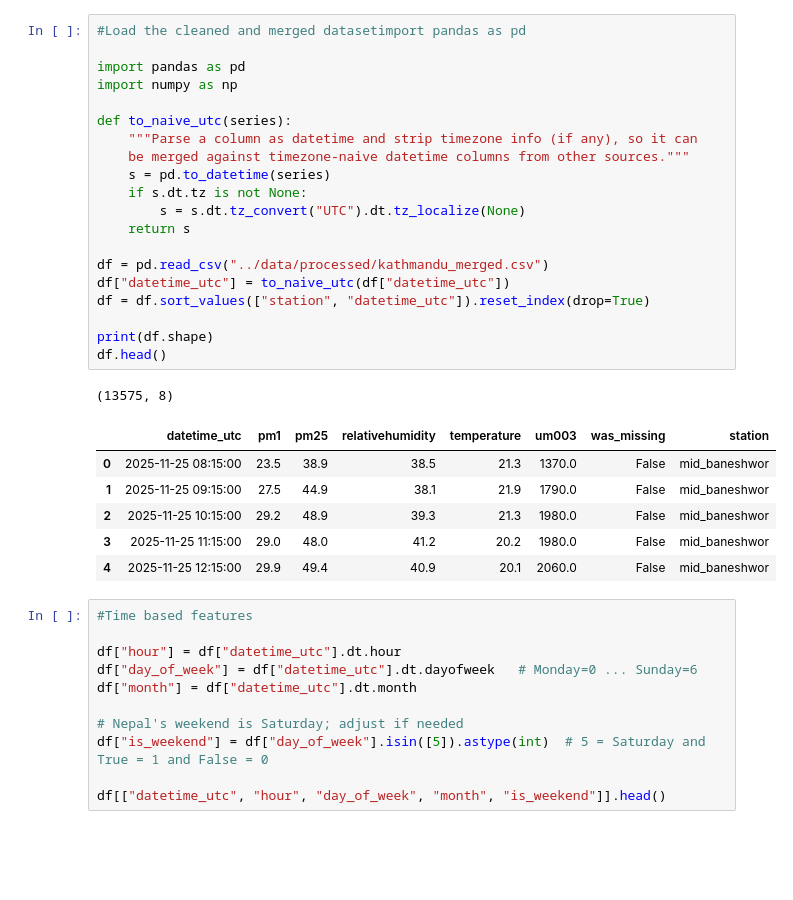
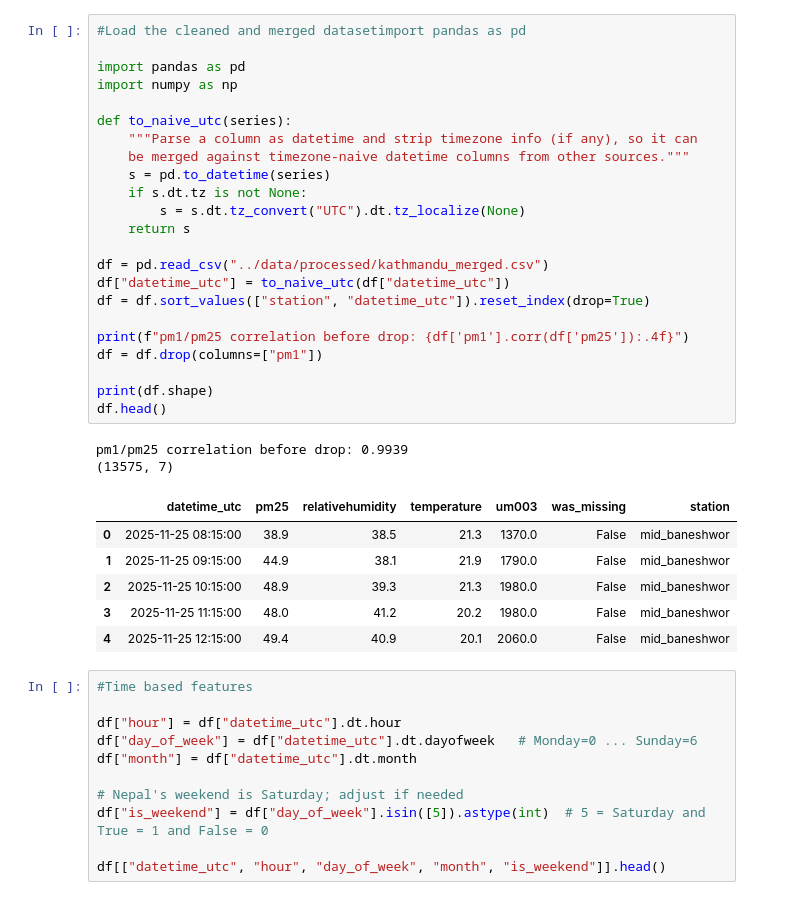
Before and after one commit to KhushiKhati11/air-quality-etl-ml-pipeline, a Jupyter notebook: notebooks/feature_engineering.ipynb, the cells around one changed output. Saved outputs shown, nothing was run; the diff lists cells and outputs as text; blank space fills up the shorter version.

```diff
--- a/notebooks/feature_engineering.ipynb
+++ b/notebooks/feature_engineering.ipynb
@@ -1,31 +1,35 @@
 # %%
 #Load the cleaned and merged datasetimport pandas as pd
 
 import pandas as pd
 import numpy as np
 
 def to_naive_utc(series):
     """Parse a column as datetime and strip timezone info (if any), so it can
     be merged against timezone-naive datetime columns from other sources."""
     s = pd.to_datetime(series)
     if s.dt.tz is not None:
         s = s.dt.tz_convert("UTC").dt.tz_localize(None)
     return s
 
 df = pd.read_csv("../data/processed/kathmandu_merged.csv")
 df["datetime_utc"] = to_naive_utc(df["datetime_utc"])
 df = df.sort_values(["station", "datetime_utc"]).reset_index(drop=True)
 
+print(f"pm1/pm25 correlation before drop: {df['pm1'].corr(df['pm25']):.4f}")
+df = df.drop(columns=["pm1"])
+
 print(df.shape)
 df.head()
 # %% [output]
-(13575, 8)
+pm1/pm25 correlation before drop: 0.9939
+(13575, 7)
-|  | datetime_utc | pm1 | pm25 | relativehumidity | temperature | um003 | was_missing | station |
-| 0 | 2025-11-25 08:15:00 | 23.5 | 38.9 | 38.5 | 21.3 | 1370.0 | False | mid_baneshwor |
-| 1 | 2025-11-25 09:15:00 | 27.5 | 44.9 | 38.1 | 21.9 | 1790.0 | False | mid_baneshwor |
-| 2 | 2025-11-25 10:15:00 | 29.2 | 48.9 | 39.3 | 21.3 | 1980.0 | False | mid_baneshwor |
-| 3 | 2025-11-25 11:15:00 | 29.0 | 48.0 | 41.2 | 20.2 | 1980.0 | False | mid_baneshwor |
-| 4 | 2025-11-25 12:15:00 | 29.9 | 49.4 | 40.9 | 20.1 | 2060.0 | False | mid_baneshwor |
+|  | datetime_utc | pm25 | relativehumidity | temperature | um003 | was_missing | station |
+| 0 | 2025-11-25 08:15:00 | 38.9 | 38.5 | 21.3 | 1370.0 | False | mid_baneshwor |
+| 1 | 2025-11-25 09:15:00 | 44.9 | 38.1 | 21.9 | 1790.0 | False | mid_baneshwor |
+| 2 | 2025-11-25 10:15:00 | 48.9 | 39.3 | 21.3 | 1980.0 | False | mid_baneshwor |
+| 3 | 2025-11-25 11:15:00 | 48.0 | 41.2 | 20.2 | 1980.0 | False | mid_baneshwor |
+| 4 | 2025-11-25 12:15:00 | 49.4 | 40.9 | 20.1 | 2060.0 | False | mid_baneshwor |
 # %%
 #Time based features
 
```
Also changed, not shown: parts of 5 cells of this notebook, 8 other files.
